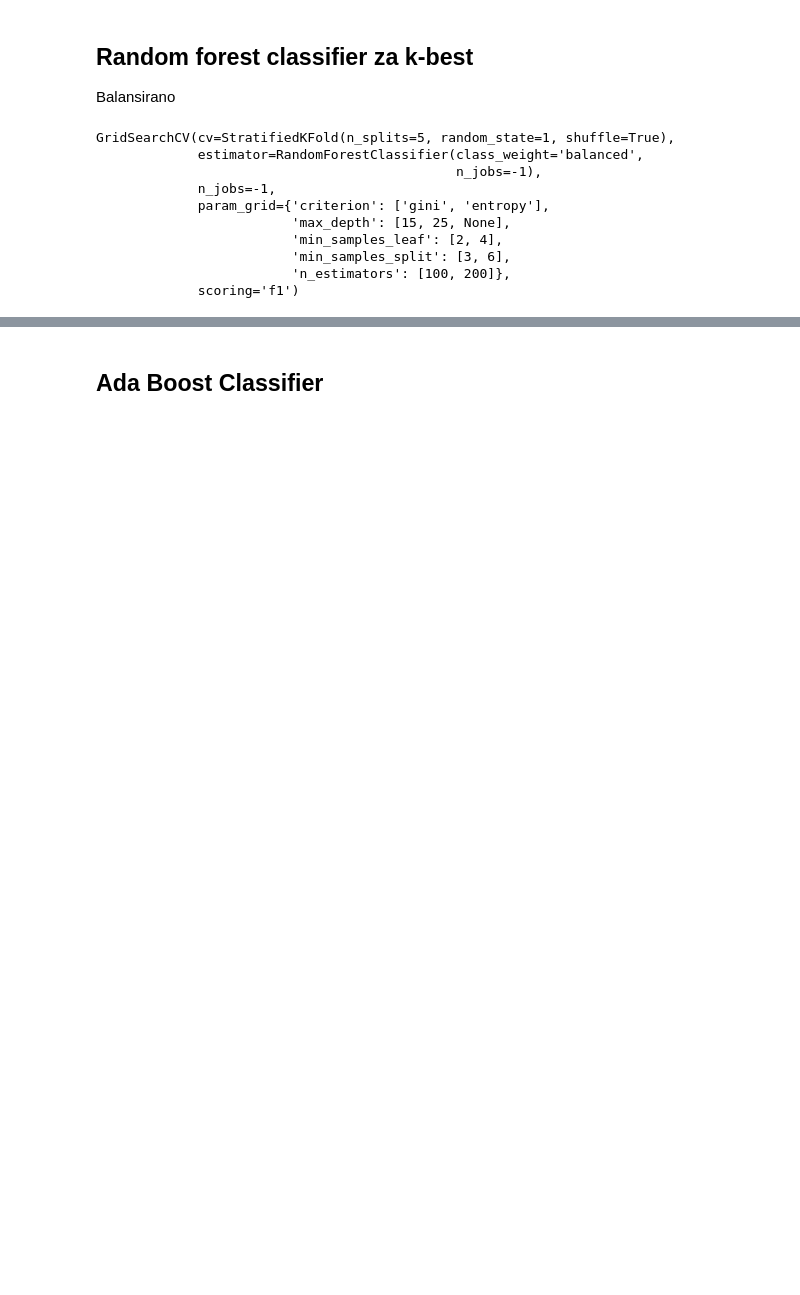
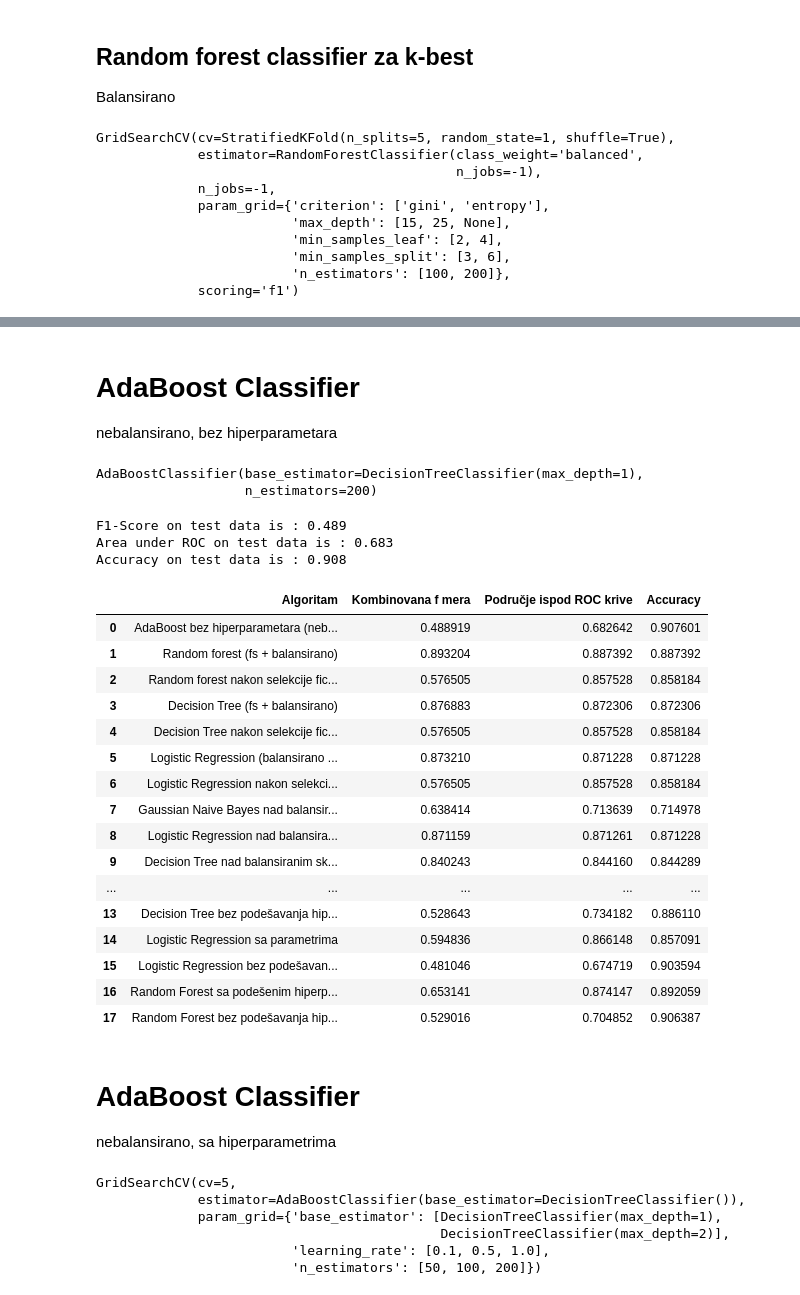
Before and after one commit to StevanGrujic/ML_Projekat1, a Jupyter notebook: projekat1.ipynb, the cells around one changed output, grey strips where cells are left out. Saved outputs shown, nothing was run; the diff lists cells and outputs as text; code cells hidden in the pictures; blank space fills up the shorter version.

```diff
--- a/projekat1.ipynb
+++ b/projekat1.ipynb
@@ -1629,2 +1821,70 @@ testing
-# %% [markdown]
-## Ada Boost Classifier
+# %% [markdown]
+# AdaBoost Classifier
+nebalansirano, bez hiperparametara
+# %%
+model_adaboost_nebalansirano_bez_hiperparametara = AdaBoostClassifier(
+    DecisionTreeClassifier(max_depth=1),
+    n_estimators=200
+)
+# %%
+# Train the classifier
+model_adaboost_nebalansirano_bez_hiperparametara.fit(X_train, y_train)
+# %% [output]
+AdaBoostClassifier(base_estimator=DecisionTreeClassifier(max_depth=1),
+                   n_estimators=200)
+# %%
+f1 = f1_score(y_test, model_adaboost_nebalansirano_bez_hiperparametara.predict(X_test))
+auc = roc_auc_score(y_test, model_adaboost_nebalansirano_bez_hiperparametara.predict(X_test))
+acc = accuracy_score(y_test, model_adaboost_nebalansirano_bez_hiperparametara.predict(X_test))
+
+print("F1-Score on test data is : %0.3f" %f1)
+print("Area under ROC on test data is : %0.3f" %auc)
+print("Accuracy on test data is : %0.3f" %acc)
+
+testing.loc[-1] = ["AdaBoost bez hiperparametara (nebalansirano)", f1, auc, acc]
+testing.index = testing.index + 1
+testing = testing.sort_index()
+# %% [output]
+F1-Score on test data is : 0.489
+Area under ROC on test data is : 0.683
+Accuracy on test data is : 0.908
+# %%
+testing
+# %% [output]
+|  | Algoritam | Kombinovana f mera | Područje ispod ROC krive | Accuracy |
+| 0 | AdaBoost bez hiperparametara (neb... | 0.488919 | 0.682642 | 0.907601 |
+| 1 | Random forest (fs + balansirano) | 0.893204 | 0.887392 | 0.887392 |
+| 2 | Random forest nakon selekcije fic... | 0.576505 | 0.857528 | 0.858184 |
+| 3 | Decision Tree (fs + balansirano) | 0.876883 | 0.872306 | 0.872306 |
+| 4 | Decision Tree nakon selekcije fic... | 0.576505 | 0.857528 | 0.858184 |
+| 5 | Logistic Regression (balansirano ... | 0.873210 | 0.871228 | 0.871228 |
+| 6 | Logistic Regression nakon selekci... | 0.576505 | 0.857528 | 0.858184 |
+| 7 | Gaussian Naive Bayes nad balansir... | 0.638414 | 0.713639 | 0.714978 |
+| 8 | Logistic Regression nad balansira... | 0.871159 | 0.871261 | 0.871228 |
+| 9 | Decision Tree nad balansiranim sk... | 0.840243 | 0.844160 | 0.844289 |
+| ... | ... | ... | ... | ... |
+| 13 | Decision Tree bez podešavanja hip... | 0.528643 | 0.734182 | 0.886110 |
+| 14 | Logistic Regression sa parametrima | 0.594836 | 0.866148 | 0.857091 |
+| 15 | Logistic Regression bez podešavan... | 0.481046 | 0.674719 | 0.903594 |
+| 16 | Random Forest sa podešenim hiperp... | 0.653141 | 0.874147 | 0.892059 |
+| 17 | Random Forest bez podešavanja hip... | 0.529016 | 0.704852 | 0.906387 |
+# %% [markdown]
+# AdaBoost Classifier
+nebalansirano, sa hiperparametrima
+# %%
+param_grid = {
+    'base_estimator': [DecisionTreeClassifier(max_depth=1), DecisionTreeClassifier(max_depth=2)],
+    'n_estimators': [50, 100, 200],
+    'learning_rate': [0.1, 0.5, 1.0],
+
+}
+
+model_adaboost_nebalansirano_sa_hiperparametrima = GridSearchCV(AdaBoostClassifier(base_estimator=DecisionTreeClassifier()), param_grid, cv=5)
+model_adaboost_nebalansirano_sa_hiperparametrima.fit(X_train, y_train)
+# %% [output]
+GridSearchCV(cv=5,
+             estimator=AdaBoostClassifier(base_estimator=DecisionTreeClassifier()),
+             param_grid={'base_estimator': [DecisionTreeClassifier(max_depth=1),
+                                            DecisionTreeClassifier(max_depth=2)],
+                         'learning_rate': [0.1, 0.5, 1.0],
+                         'n_estimators': [50, 100, 200]})
```
Also changed, not shown: parts of 121 cells of this notebook, 1 other file.
